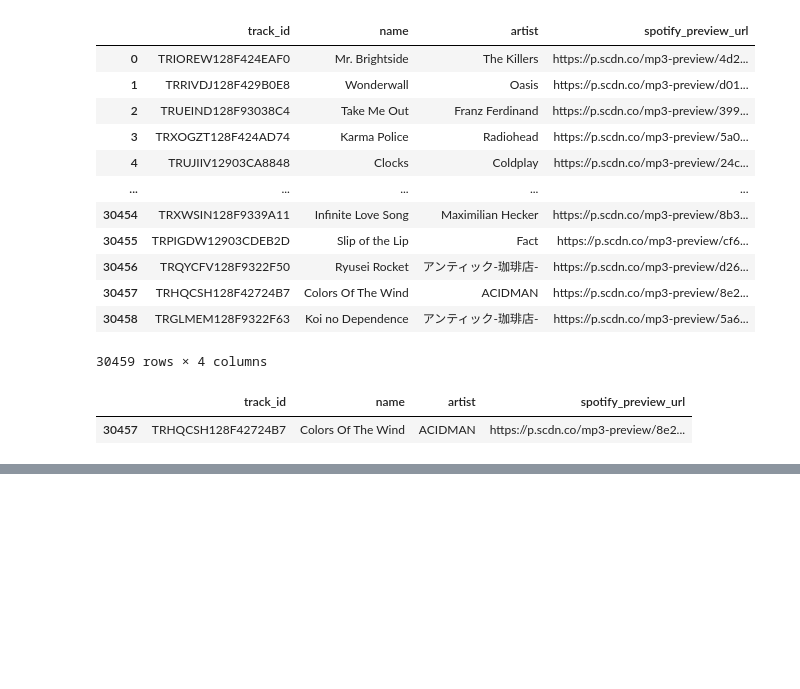
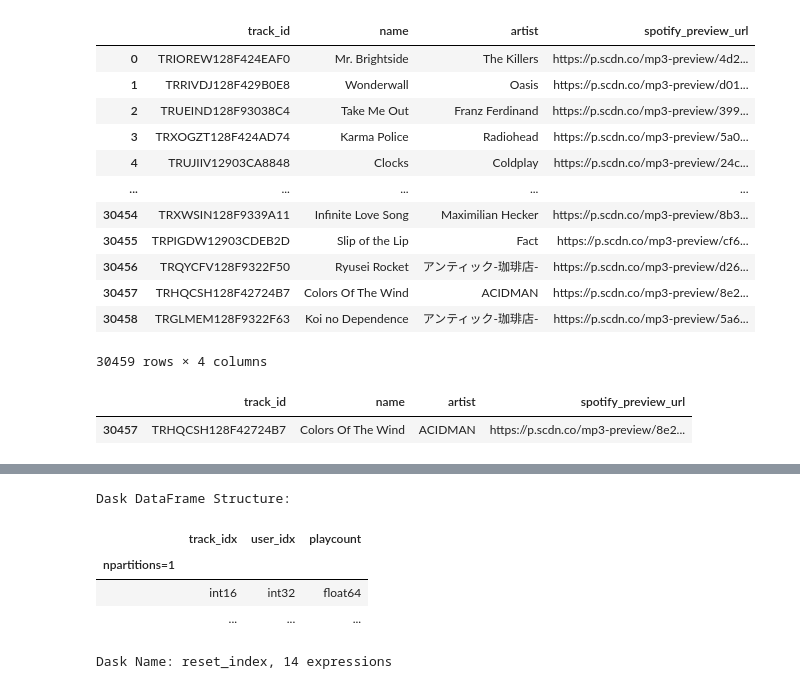
Before and after one commit to ujjwal-basnet/Hybrid-Recommender-system, a Jupyter notebook: collaborative_filtering.ipynb, the cells around one changed output, grey strips where cells are left out. Drawn from its saved outputs; the diff is of its cells as text; code cells hidden in the pictures; blank space fills up the shorter version.

```diff
--- a/collaborative_filtering.ipynb
+++ b/collaborative_filtering.ipynb
@@ -128,0 +157,9 @@ filtered_songs[filtered_songs["name"] == "Colors Of The Wind"]
+# %%
+interaction_array
+# %% [output]
+Dask DataFrame Structure:
+|  | track_idx | user_idx | playcount |
+| npartitions=1 |  |  |  |
+|  | int16 | int32 | float64 |
+|  | ... | ... | ... |
+Dask Name: reset_index, 14 expressions
```
Also changed, not shown: parts of 32 cells of this notebook, 1 other file.
